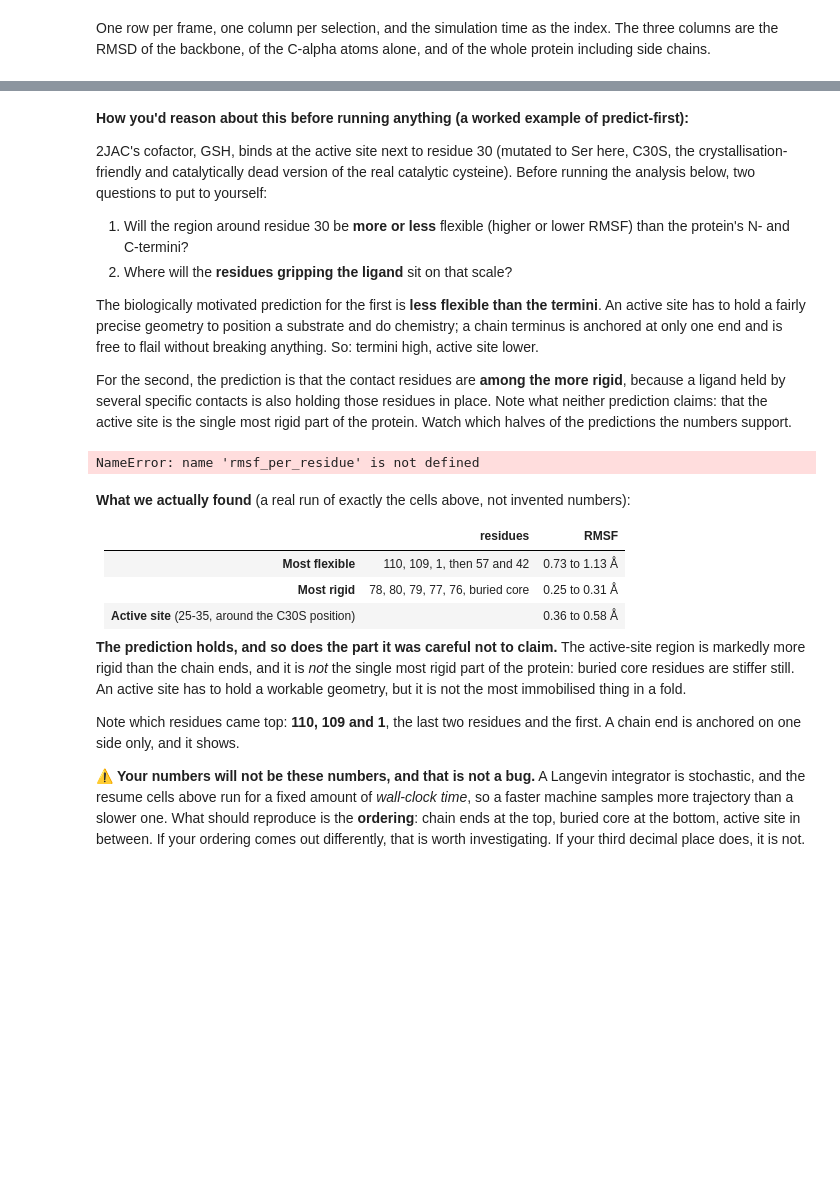
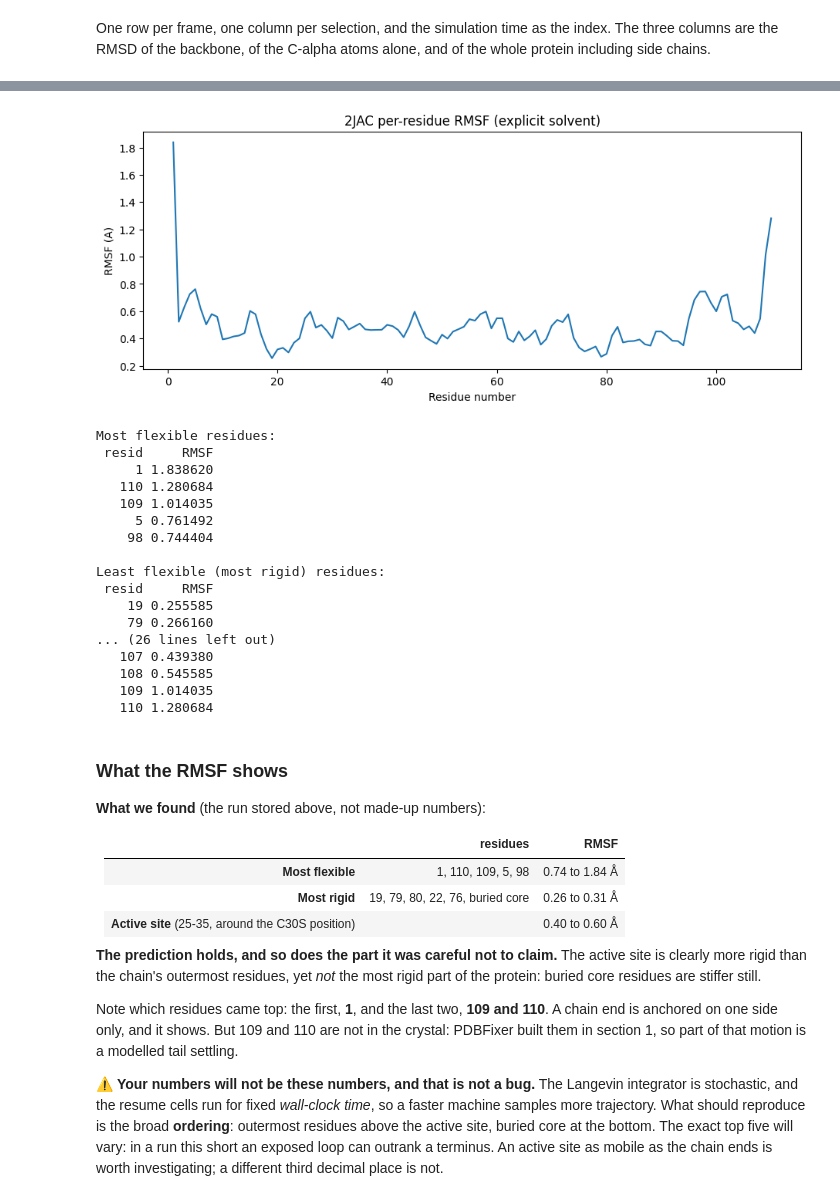
Before and after one commit to yerkoescalona/structural-bioinformatics-exercises, a Jupyter notebook: ex03/ex03_guide.ipynb, the cells around one changed output, grey strips where cells are left out. Drawn from its saved outputs; the diff is of its cells as text; code cells hidden in the pictures; blank space fills up the shorter version.

```diff
--- a/ex03/ex03_guide.ipynb
+++ b/ex03/ex03_guide.ipynb
@@ -1069,8 +1157,10 @@ def rmsf_per_residue(u: mda.Universe,
 
     Every frame is aligned to that average first. Without the alignment the numbers
     measure the protein tumbling around the box rather than its internal motion. The
-    alignment is done in memory, so call this after any RMSD you want on raw coordinates.
+    alignment runs on an in-memory copy, so the Universe you pass keeps its own
+    coordinates and frame times.
     """
+    u = u.copy()
     average = align.AverageStructure(u, u, select=selection, ref_frame=0).run()
     align.AlignTraj(u, average.results.universe, select=selection, in_memory=True).run()
     atoms = u.select_atoms(selection)
@@ -1094,61 +1192,63 @@ plt.show()
-# %% [markdown]
-**How you'd reason about this before running anything (a worked example of
-predict-first):**
-
-2JAC's cofactor, GSH, binds at the active site next to residue 30 (mutated to Ser here,
-C30S, the crystallisation-friendly and catalytically dead version of the real catalytic
-cysteine). Before running the analysis below, two questions to put to yourself:
-
-1. Will the region around residue 30 be **more or less** flexible (higher or lower RMSF)
-   than the protein's N- and C-termini?
-2. Where will the **residues gripping the ligand** sit on that scale?
-
-The biologically motivated prediction for the first is **less flexible than the termini**.
-An active site has to hold a fairly precise geometry to position a substrate and do
-chemistry; a chain terminus is anchored at only one end and is free to flail without
-breaking anything. So: termini high, active site lower.
-
-For the second, the prediction is that the contact residues are **among the more rigid**,
-because a ligand held by several specific contacts is also holding those residues in
-place. Note what neither prediction claims: that the active site is the single most rigid
-part of the protein. Watch which halves of the predictions the numbers support.
 # %%
 rmsf_df = rmsf_per_residue(u)
 
 ax = rmsf_df.plot(x="resid", y="RMSF", figsize=(11, 4), legend=False,
                   title="2JAC per-residue RMSF (explicit solvent)")
 ax.set_xlabel("Residue number")
 ax.set_ylabel("RMSF (A)")
 plt.show()
 
 print("Most flexible residues:")
 print(rmsf_df.sort_values("RMSF", ascending=False).head(5).to_string(index=False))
 print("\nLeast flexible (most rigid) residues:")
 print(rmsf_df.sort_values("RMSF").head(5).to_string(index=False))
 print("\nRMSF around the C30S active-site residue (resid 25-35):")
 print(rmsf_df[(rmsf_df.resid >= 25) & (rmsf_df.resid <= 35)].to_string(index=False))
+print("\nRMSF at the chain ends (first and last five residues):")
+first, last = rmsf_df.resid.min(), rmsf_df.resid.max()
+ends = rmsf_df[(rmsf_df.resid <= first + 4) | (rmsf_df.resid >= last - 4)]
+print(ends.to_string(index=False))
 # %% [output]
+[figure, added]
-NameError: name 'rmsf_per_residue' is not defined
+Most flexible residues:
+ resid     RMSF
+     1 1.838620
+   110 1.280684
+   109 1.014035
+     5 0.761492
+    98 0.744404
+
+Least flexible (most rigid) residues:
+ resid     RMSF
+    19 0.255585
+    79 0.266160
+... (26 lines left out)
+   107 0.439380
+   108 0.545585
+   109 1.014035
+   110 1.280684
 # %% [markdown]
-**What we actually found** (a real run of exactly the cells above, not invented numbers):
+### What the RMSF shows
+
+**What we found** (the run stored above, not made-up numbers):
 
 | | residues | RMSF |
 |---|---|---|
-| **Most flexible** | 110, 109, 1, then 57 and 42 | 0.73 to 1.13 Å |
-| **Most rigid** | 78, 80, 79, 77, 76, buried core | 0.25 to 0.31 Å |
-| **Active site** (25-35, around the C30S position) | | 0.36 to 0.58 Å |
+| **Most flexible** | 1, 110, 109, 5, 98 | 0.74 to 1.84 Å |
+| **Most rigid** | 19, 79, 80, 22, 76, buried core | 0.26 to 0.31 Å |
+| **Active site** (25-35, around the C30S position) | | 0.40 to 0.60 Å |
 
 **The prediction holds, and so does the part it was careful not to claim.** The
-active-site region is markedly more rigid than the chain ends, and it is *not* the single
-most rigid part of the protein: buried core residues are stiffer still. An active site has
-to hold a workable geometry, but it is not the most immobilised thing in a fold.
+active site is clearly more rigid than the chain's outermost residues, yet *not* the
+most rigid part of the protein: buried core residues are stiffer still.
 
-Note which residues came top: **110, 109 and 1**, the last two residues and the first. A
-chain end is anchored on one side only, and it shows.
+Note which residues came top: the first, **1**, and the last two, **109 and 110**. A chain
+end is anchored on one side only, and it shows. But 109 and 110 are not in the crystal:
+PDBFixer built them in section 1, so part of that motion is a modelled tail settling.
 
-⚠️ **Your numbers will not be these numbers, and that is not a bug.** A Langevin
-integrator is stochastic, and the resume cells above run for a fixed amount of *wall-clock
-time*, so a faster machine samples more trajectory than a slower one. What should
-reproduce is the **ordering**: chain ends at the top, buried core at the bottom, active
-site in between. If your ordering comes out differently, that is worth investigating. If
-your third decimal place does, it is not.
+⚠️ **Your numbers will not be these numbers, and that is not a bug.** The Langevin
+integrator is stochastic, and the resume cells run for fixed *wall-clock time*, so a
+faster machine samples more trajectory. What should reproduce is the broad **ordering**:
+outermost residues above the active site, buried core at the bottom. The exact top five
+will vary: in a run this short an exposed loop can outrank a terminus. An active site as
+mobile as the chain ends is worth investigating; a different third decimal place is not.
```
Also changed, not shown: parts of 77 cells of this notebook, 2 other files.
